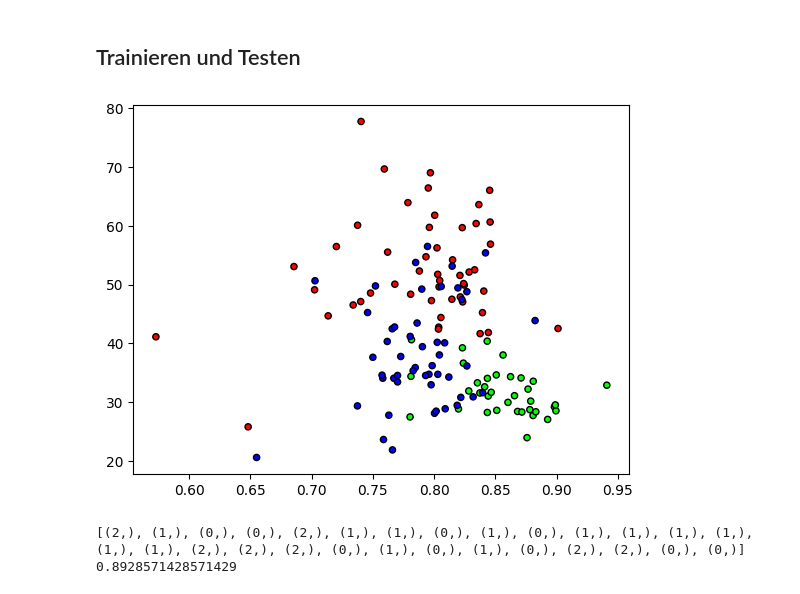
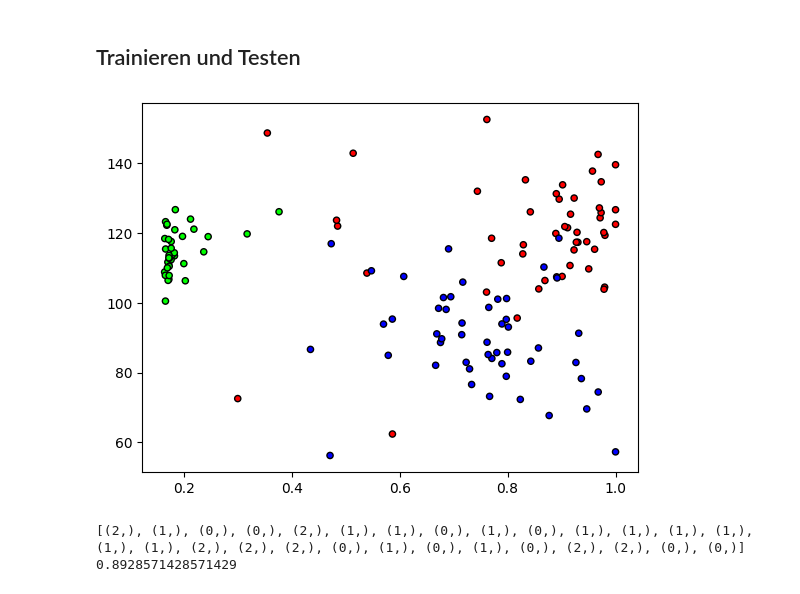
Before and after one commit to Hannes-Bornemann/KI_Gemuese, a Jupyter notebook: Hannes/k_nearest_neighbour.ipynb, the cells around one changed output. Cells and saved outputs as stored; diff of their text form; code cells hidden in the pictures.

```diff
--- a/Hannes/k_nearest_neighbour.ipynb
+++ b/Hannes/k_nearest_neighbour.ipynb
@@ -12,8 +12,8 @@ def euclidean_distance(x1, x2):
 
 
 class KNN:
-    # K = wvl. Nachbarpkte sollen in das Abstandsranking mit einbezogen werden
-    def __init__(self, k=3):
+    # K = wvl. Nachbarpkte sollen in das Abstandsranking mit einbezogen werden, wird beim Klassenaufruf übergeben
+    def __init__(self, k):
         self.k = k
 
     # Werte x (features) und y (targest/Klassenzuordung) werden übergeben
@@ -33,7 +33,7 @@ class KNN:
         # Die Indizes der nahsten k Nachbarn des Punkes aus Liste extrahieren
         k_indices = np.argsort(distances)[: self.k]
         # Über Indizes auf Klassen der nahsten k Nachbarn zugreifen und diese in Liste schreiben
-        # k_nearest_labels = [self.Y_train[i] for i in k_indices]
+        # k_nearest_labels = [self.Y_train[i] for i in k_indices] # funktioniert nicht weil folgende Funktion "Counter" nur "hashbare" Eingaben verarbeiten kann. das "numpy.ndarray" wird deshalb erst in ein tuple gewandelt
         k_nearest_labels = [tuple(self.Y_train[i]) for i in k_indices]
 
         # Gibt Liste von Tuples zurück. Diese enthalten jeweils die Zahl für eine Klasse und die Anzahl wie oft sie vorgekommen ist.
@@ -46,39 +46,38 @@ class KNN:
 # %%
 import pandas as pd
 
 # datasets aus sklearn importieren
 from sklearn.model_selection import train_test_split
 import matplotlib.pyplot as plt
 from matplotlib.colors import ListedColormap
 
 cmap = ListedColormap(["#FF0000", "#00FF00", "#0000FF"])
 
 data = pd.read_csv("output.csv", index_col=0)
 
 X = data.iloc[
     :, :-1
 ].values  # erstes ":" für alle Zeilen, nach dem Komma ":-1" = "alle Spalten bis auf die letzte", Bildung np-Array durch ".values"
 Y = data.iloc[:, -1].values.reshape(-1, 1)
-# X, Y = data.data, data.target
 
+# Aufteilen in tainings- und testdaten
 X_train, X_test, Y_train, Y_test = train_test_split(
     X, Y, test_size=0.2, random_state=1234
 )
-
+# Scatterplot erstellen, mit features "aspect ratio" (x-Achse) und "Red" (y-Achse), Klassenzuordnung mit c=Y übergeben
 plt.figure()
-plt.scatter(X[:, 2], X[:, 3], c=Y, cmap=cmap, edgecolor="k", s=20)
+plt.scatter(X[:, 1], X[:, 5], c=Y, cmap=cmap, edgecolor="k", s=20)
 plt.show()
 
-
-clf = KNN(k=5)
-clf.fit(X_train, Y_train)
-predictions = clf.predict(X_test)
+classifier = KNN(k=5)  # KNN mit k = 5 initialiserien
+classifier.fit(X_train, Y_train)  # Trainingsdaten übergeben
+predictions = classifier.predict(X_test)  # Vorhersagen für Testdaten treffen
 
 print(predictions)
-
+# acc = Anzahl vorhergesagte Klassen die der echten Klasse entsprechen / Gesamtanzahl
 acc = np.sum(predictions == Y_test) / len(Y_test)
 print(acc)
 # %% [output]
-[figure, old version]
+[figure, new version]
 [(2,), (1,), (0,), (0,), (2,), (1,), (1,), (0,), (1,), (0,), (1,), (1,), (1,), (1,), (1,), (1,), (2,), (2,), (2,), (0,), (1,), (0,), (1,), (0,), (2,), (2,), (0,), (0,)]
 0.8928571428571429
```
